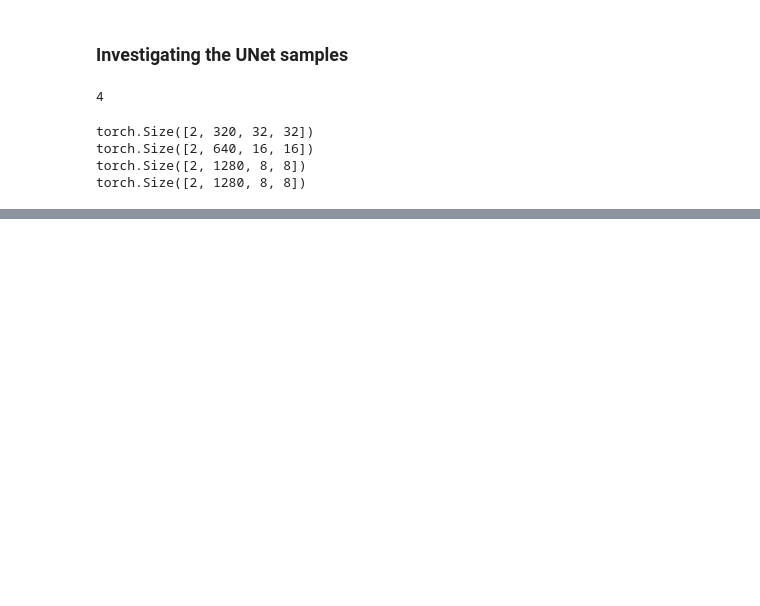
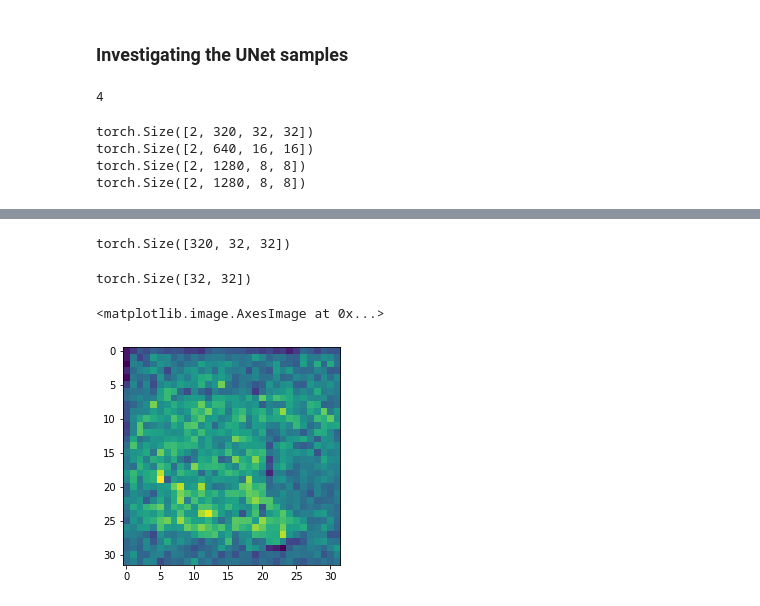
Before and after one commit to smejak/stable_diffusion_experiments, a Jupyter notebook: neuro_sd.ipynb, the cells around one changed output, grey strips where cells are left out. Saved outputs shown, nothing was run; the diff lists cells and outputs as text; code cells hidden in the pictures; blank space fills up the shorter version.

```diff
--- a/neuro_sd.ipynb
+++ b/neuro_sd.ipynb
@@ -286,0 +293,16 @@ Length of sample list list: 2
+# %%
+c, uc = sample_list[0]
+d = c - uc
+d.shape
+# %% [output]
+torch.Size([320, 32, 32])
+# %%
+d_mean = d.mean(dim=0)
+d_mean.shape
+# %% [output]
+torch.Size([32, 32])
+# %%
+plt.imshow(d_mean.detach().cpu())
+# %% [output]
+<matplotlib.image.AxesImage at 0x...>
+[figure, added]
```
Also changed, not shown: parts of 9 cells of this notebook.
